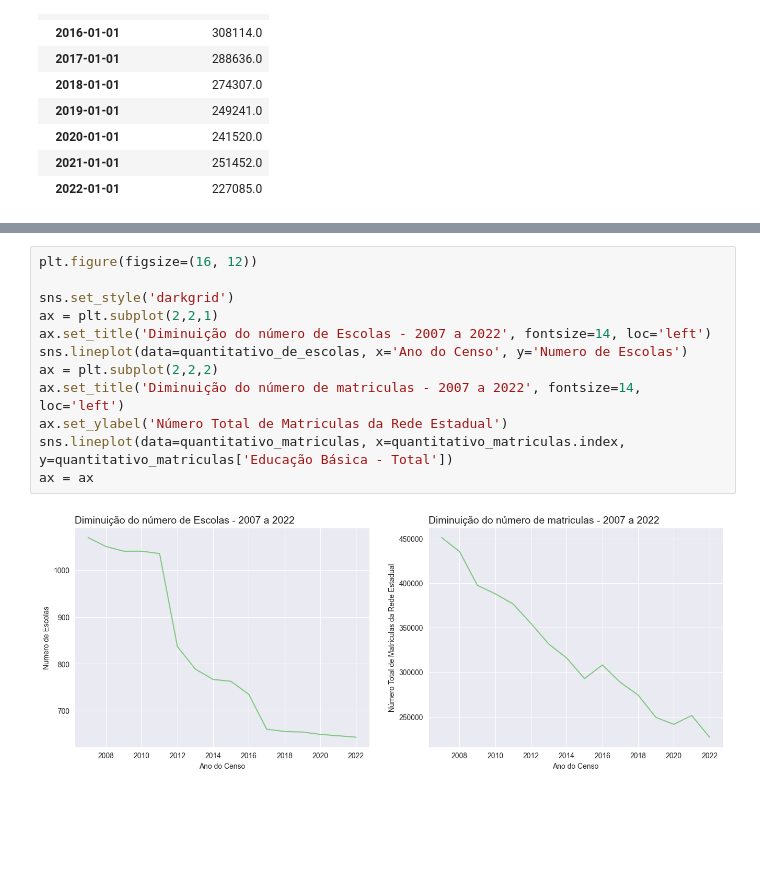
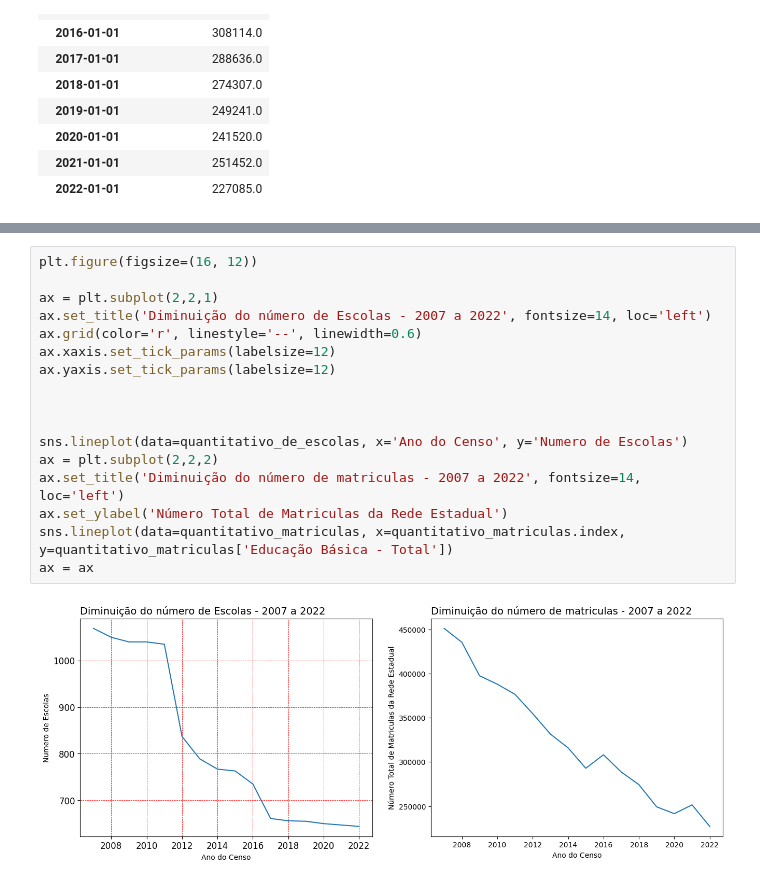
Before and after one commit to rivaldo/estatistica_basica_revisao, a Jupyter notebook: Curso de Estatística/estudo_censo.ipynb, the cells around one changed output, grey strips where cells are left out. Saved outputs shown, nothing was run; the diff lists cells and outputs as text; blank space fills up the shorter version.

```diff
--- a/Curso de Estatística/estudo_censo.ipynb
+++ b/Curso de Estatística/estudo_censo.ipynb
@@ -101,14 +101,19 @@ sns.lineplot(data=quantitativo_matriculas, x=quantitativo_matriculas.index, y=qu
 # %%
 plt.figure(figsize=(16, 12))
 
-sns.set_style('darkgrid')
 ax = plt.subplot(2,2,1)
 ax.set_title('Diminuição do número de Escolas - 2007 a 2022', fontsize=14, loc='left')
+ax.grid(color='r', linestyle='--', linewidth=0.6)
+ax.xaxis.set_tick_params(labelsize=12)
+ax.yaxis.set_tick_params(labelsize=12)
+
+
+
 sns.lineplot(data=quantitativo_de_escolas, x='Ano do Censo', y='Numero de Escolas')
 ax = plt.subplot(2,2,2)
 ax.set_title('Diminuição do número de matriculas - 2007 a 2022', fontsize=14, loc='left')
 ax.set_ylabel('Número Total de Matriculas da Rede Estadual')
 sns.lineplot(data=quantitativo_matriculas, x=quantitativo_matriculas.index, y=quantitativo_matriculas['Educação Básica - Total'])
 ax = ax
 # %% [output]
-[figure, old version]
+[figure, new version]
```
Also changed, not shown: parts of 1 cell of this notebook.
